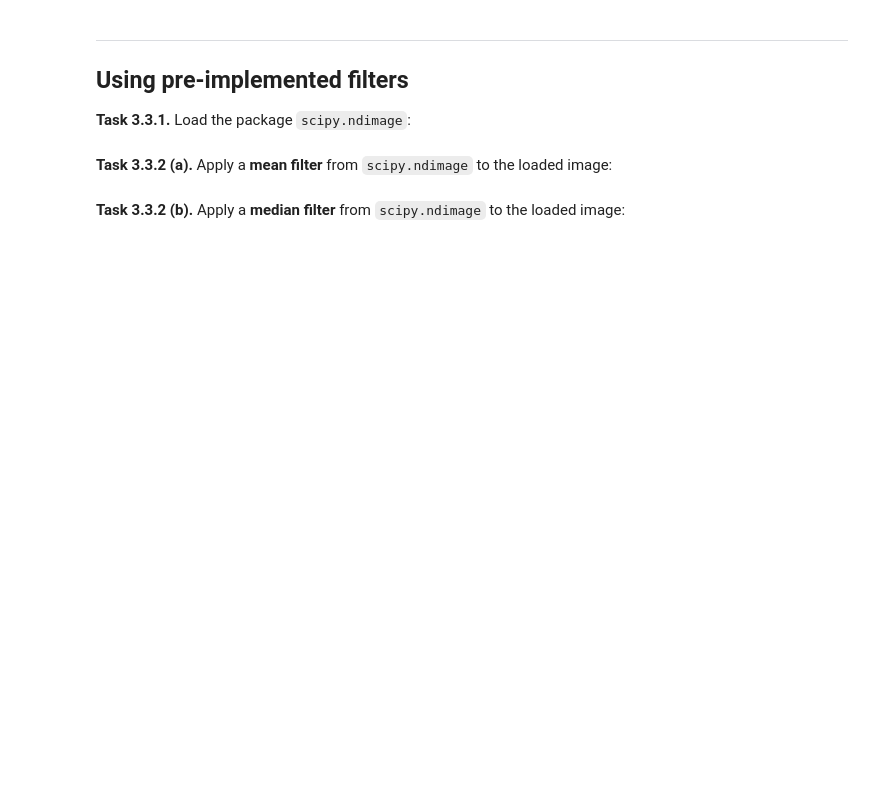
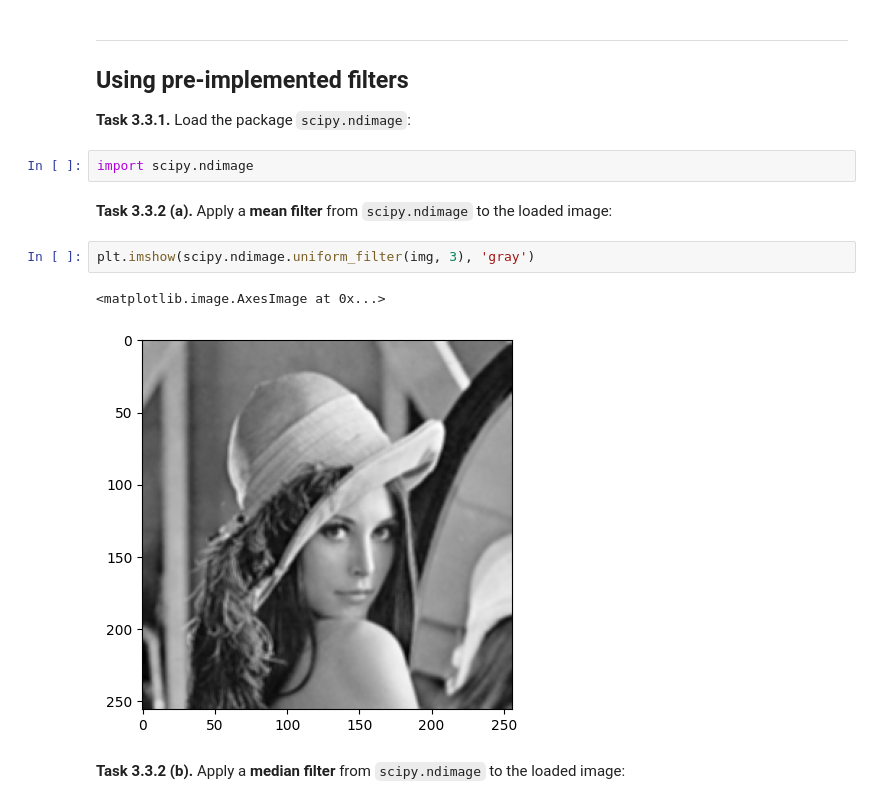
Before and after one commit to preet2706/mobi-fs3-python, a Jupyter notebook: task3.ipynb, the cells around one changed output. Saved outputs shown, nothing was run; the diff lists cells and outputs as text; blank space fills up the shorter version.

```diff
--- a/task3.ipynb
+++ b/task3.ipynb
@@ -65,7 +82,14 @@ Then, compare your result for filter size `5` with the correct result image `dat
 ## Using pre-implemented filters
 
 **<a id="#">Task 3.3.1.</a>** Load the package `scipy.ndimage`:
+# %%
+import scipy.ndimage
 # %% [markdown]
 **<a id="#">Task 3.3.2 (a).</a>** Apply a **mean filter** from `scipy.ndimage` to the loaded image:
+# %%
+plt.imshow(scipy.ndimage.uniform_filter(img, 3), 'gray')
+# %% [output]
+<matplotlib.image.AxesImage at 0x...>
+[figure, added]
 # %% [markdown]
 **<a id="#">Task 3.3.2 (b).</a>** Apply a **median filter** from `scipy.ndimage` to the loaded image:
```
Also changed, not shown: parts of 15 cells of this notebook.
